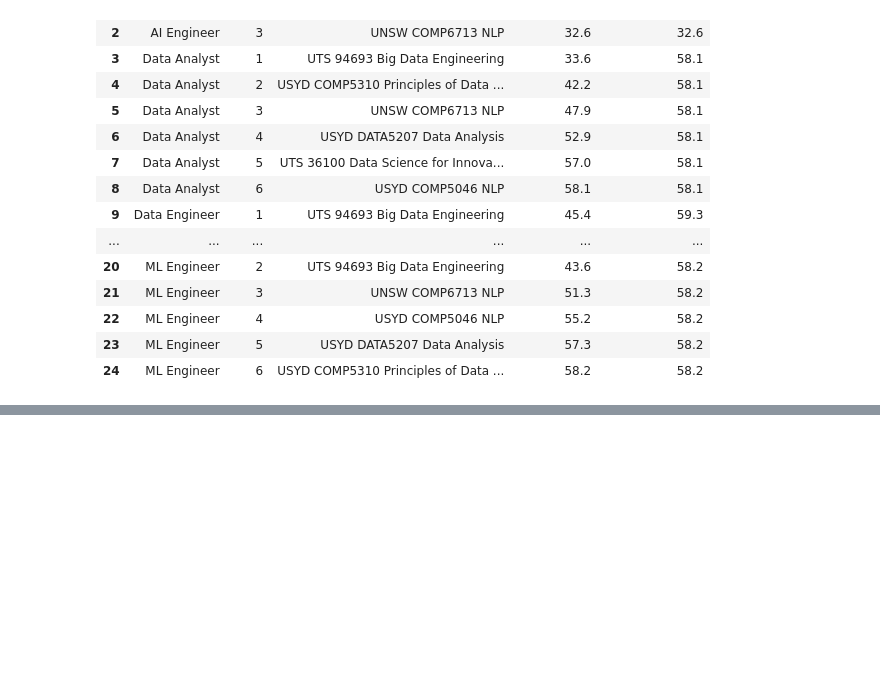
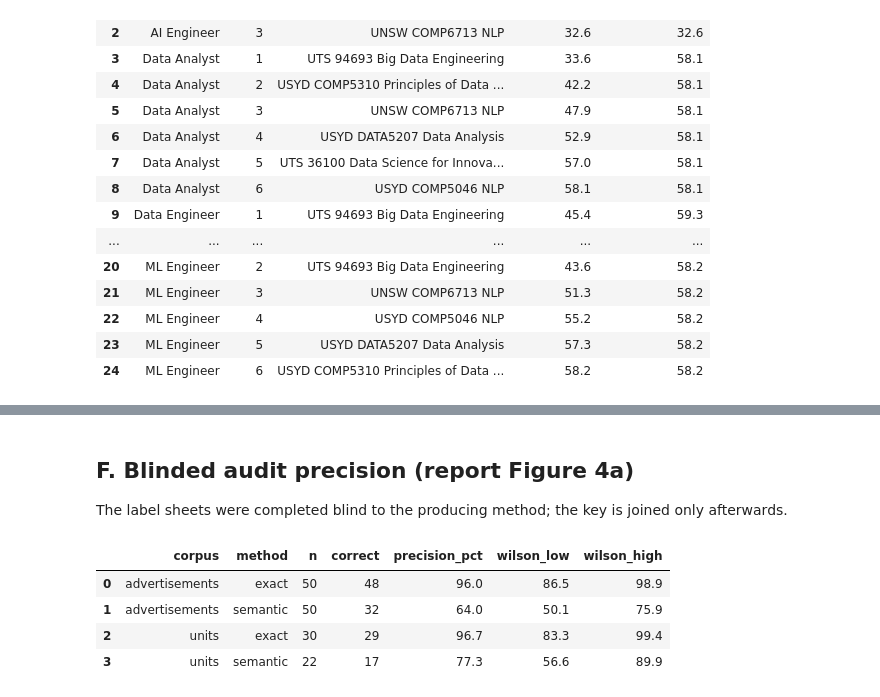
Before and after one commit to jijjira/anlp-at2b-study-to-career, a Jupyter notebook: step5_matching/11_supplementary_analyses.ipynb, the cells around one changed output, grey strips where cells are left out. Cells and saved outputs as stored; diff of their text form; code cells hidden in the pictures; blank space fills up the shorter version.

```diff
--- a/step5_matching/11_supplementary_analyses.ipynb
+++ b/step5_matching/11_supplementary_analyses.ipynb
@@ -119,0 +135,12 @@ Name: units needed, dtype: int64
+# %% [markdown]
+## F. Blinded audit precision (report Figure 4a)
+
+The label sheets were completed blind to the producing method; the key is joined only afterwards.
+# %%
+sa.audit_precision(ROOT).round(1)
+# %% [output]
+|  | corpus | method | n | correct | precision_pct | wilson_low | wilson_high |
+| 0 | advertisements | exact | 50 | 48 | 96.0 | 86.5 | 98.9 |
+| 1 | advertisements | semantic | 50 | 32 | 64.0 | 50.1 | 75.9 |
+| 2 | units | exact | 30 | 29 | 96.7 | 83.3 | 99.4 |
+| 3 | units | semantic | 22 | 17 | 77.3 | 56.6 | 89.9 |
```
Also changed, not shown: parts of 3 cells of this notebook, 5 other files.
